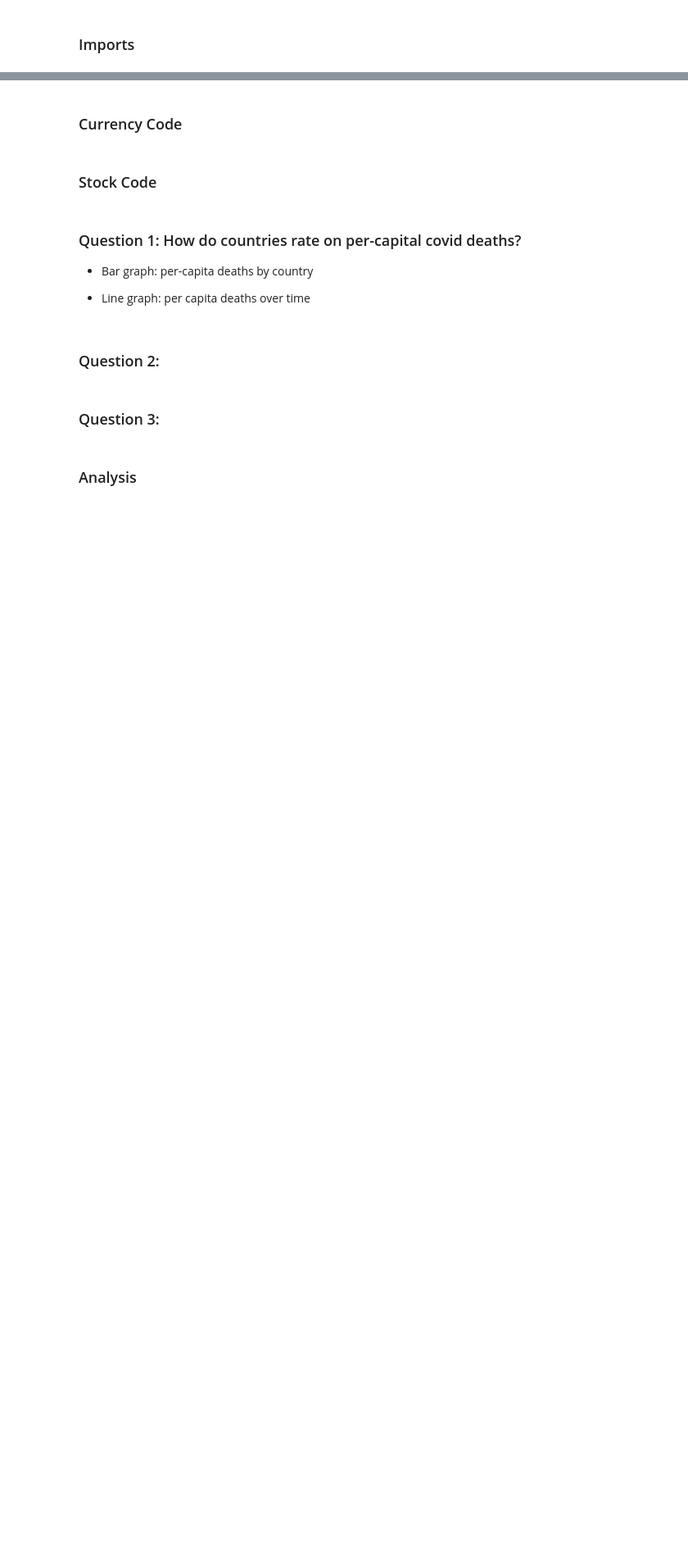
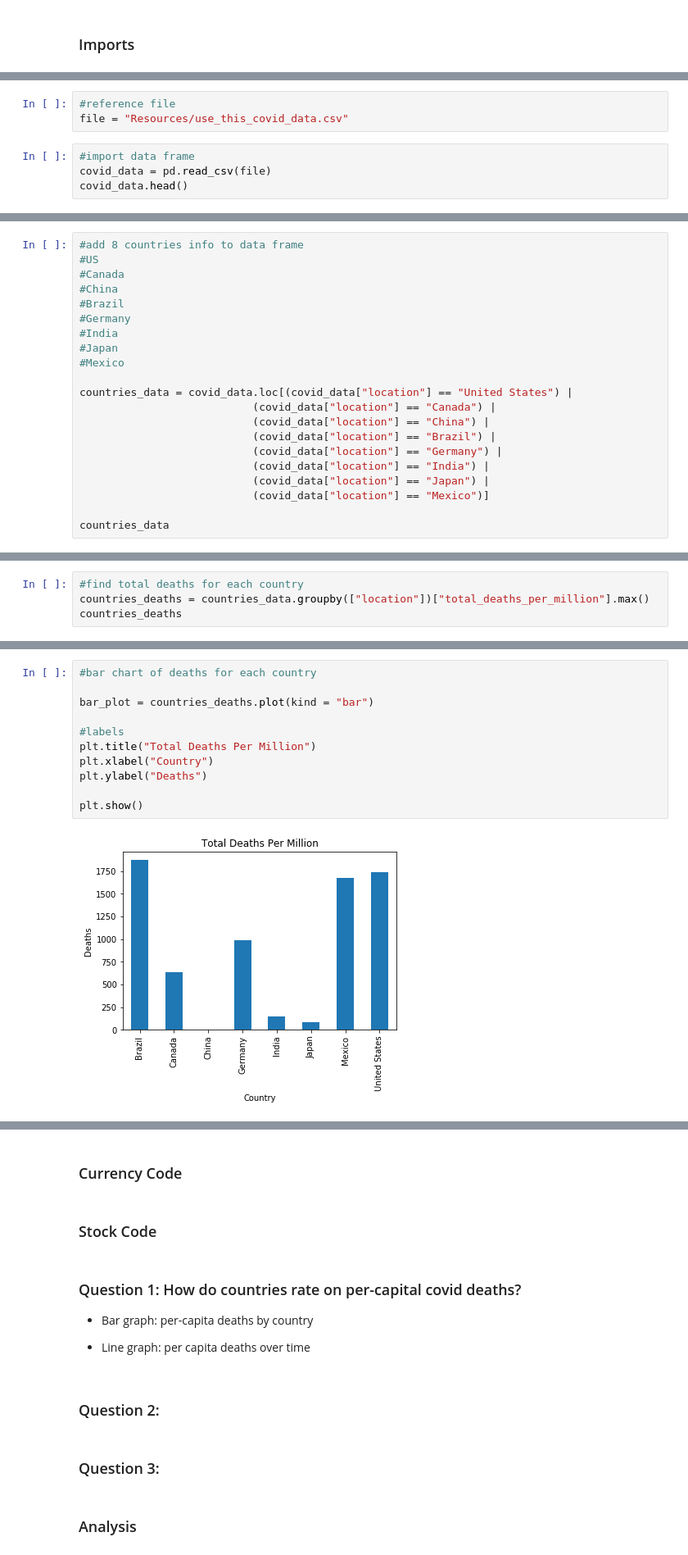
Before and after one commit to Eotanez/project-1, a Jupyter notebook: main.ipynb, the cells around one changed output, grey strips where cells are left out. Shown at 82% size. Drawn from its saved outputs; the diff is of its cells as text; blank space fills up the shorter version.

```diff
--- a/main.ipynb
+++ b/main.ipynb
@@ -4,0 +12,7 @@
+# %%
+#reference file
+file = "Resources/use_this_covid_data.csv"
+# %%
+#import data frame
+covid_data = pd.read_csv(file)
+covid_data.head()
@@ -4,0 +87,21 @@
+# %%
+#add 8 countries info to data frame
+#US
+#Canada
+#China
+#Brazil
+#Germany
+#India
+#Japan
+#Mexico
+
+countries_data = covid_data.loc[(covid_data["location"] == "United States") |
+                           (covid_data["location"] == "Canada") |
+                           (covid_data["location"] == "China") |
+                           (covid_data["location"] == "Brazil") |
+                           (covid_data["location"] == "Germany") |
+                           (covid_data["location"] == "India") |
+                           (covid_data["location"] == "Japan") |
+                           (covid_data["location"] == "Mexico")]
+
+countries_data
@@ -4,0 +122,4 @@
+# %%
+#find total deaths for each country
+countries_deaths = countries_data.groupby(["location"])["total_deaths_per_million"].max()
+countries_deaths
@@ -4,0 +137,13 @@
+# %%
+#bar chart of deaths for each country
+
+bar_plot = countries_deaths.plot(kind = "bar")
+
+#labels
+plt.title("Total Deaths Per Million")
+plt.xlabel("Country")
+plt.ylabel("Deaths")
+
+plt.show()
+# %% [output]
+[figure, added]
```
Also changed, not shown: parts of 14 cells of this notebook, 1 other file.
